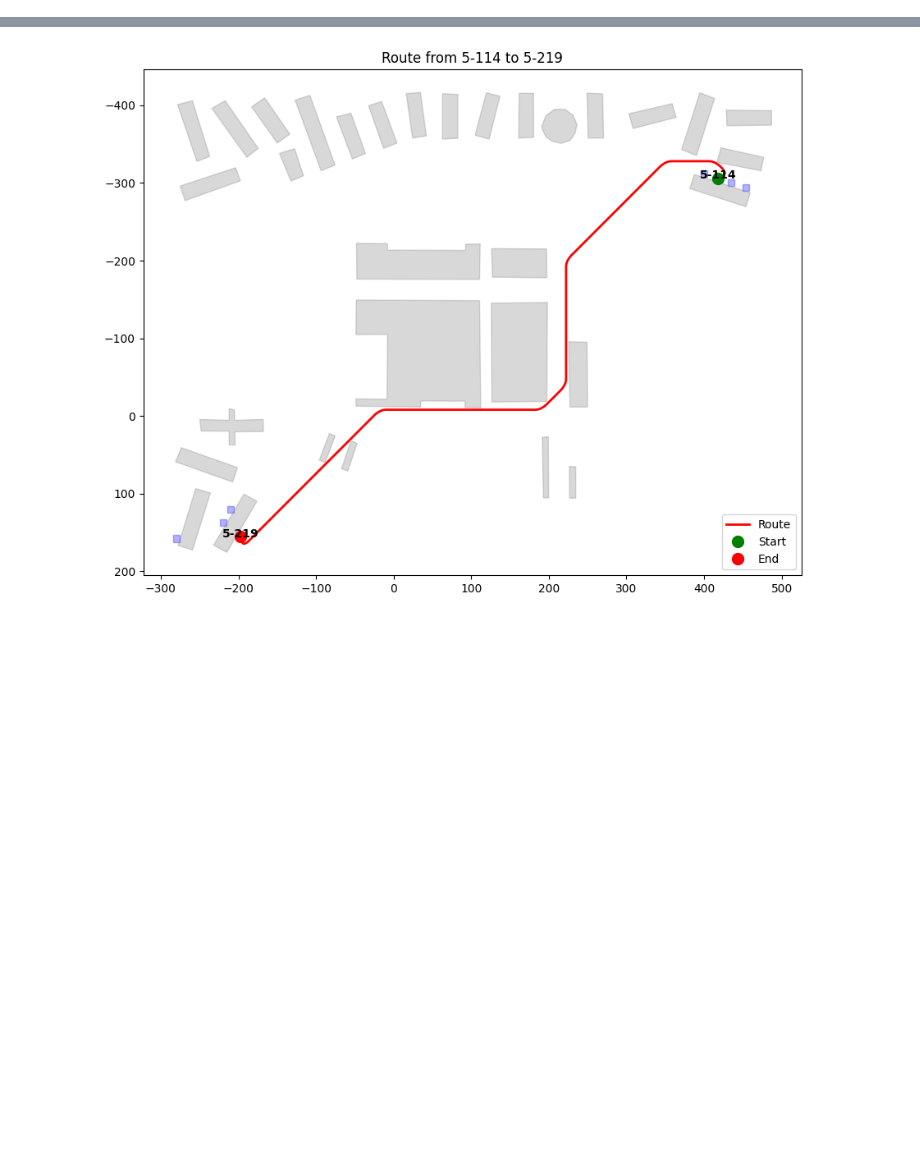
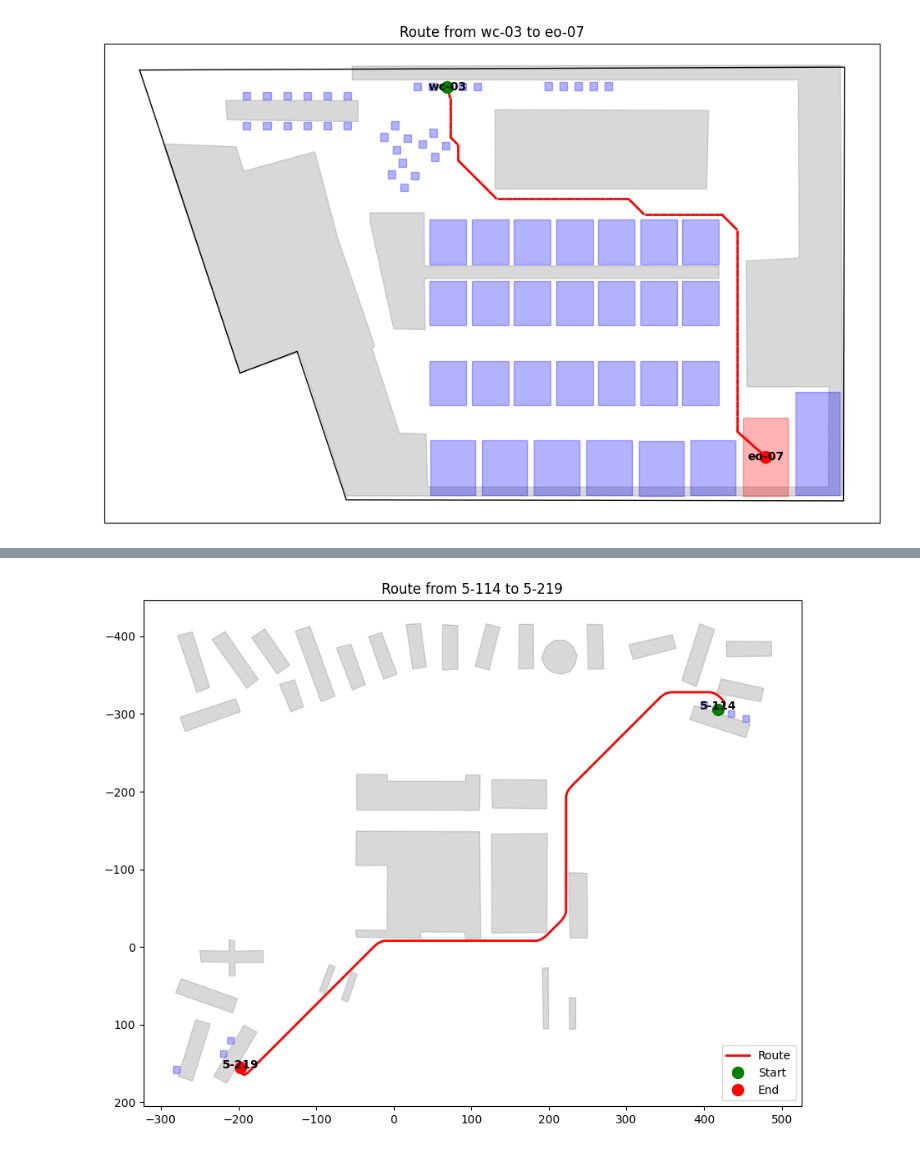
Before and after one commit to ShawInnes/learn-svgrouting, a Jupyter notebook: route-extractor.ipynb, the cells around one changed output, grey strips where cells are left out. Cells and saved outputs as stored; diff of their text form; code cells hidden in the pictures; blank space fills up the shorter version.

```diff
--- a/route-extractor.ipynb
+++ b/route-extractor.ipynb
@@ -405,3 +519,7 @@ plot_walkability_graph(floor, obstacles, [desk[0] for desk in desks], nodes, edg
+# %%
+plot_route_networkx(floor, obstacles, desks, nodes, edges, "wc-03", "eo-07")
+# %% [output]
+[figure, added]
 # %%
 def export_to_pgrouting(nodes, edges, floor, desks, obstacles, schema_name='public', table_prefix='route'):
     """
```
Also changed, not shown: parts of 14 cells of this notebook, 6 other files.
